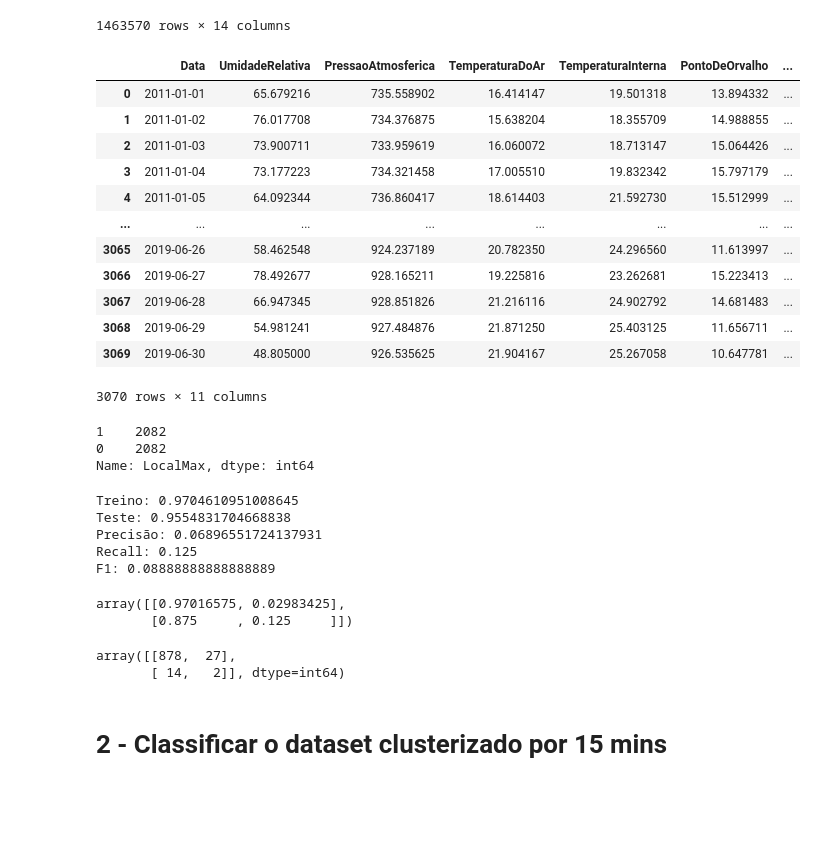
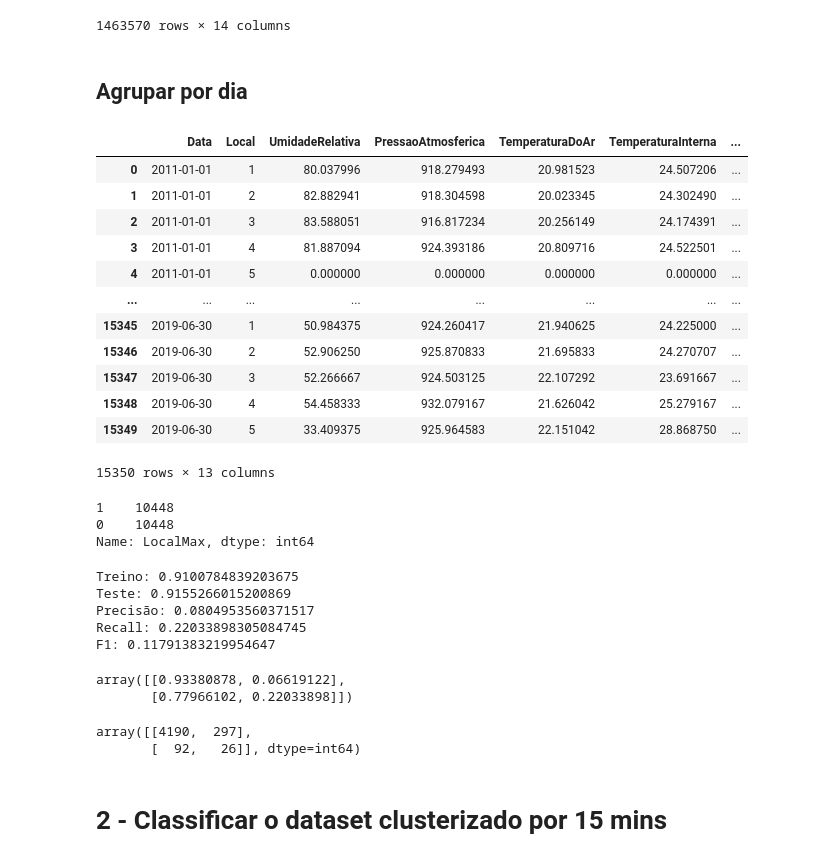
Before and after one commit to alagamentos/floodprediction, a Jupyter notebook: src/Notebooks/4_Modeling/0.1_XGBoost_LocalMax.ipynb, the cells around one changed output. Cells and saved outputs as stored; diff of their text form; code cells hidden in the pictures; blank space fills up the shorter version.

```diff
--- a/src/Notebooks/4_Modeling/0.1_XGBoost_LocalMax.ipynb
+++ b/src/Notebooks/4_Modeling/0.1_XGBoost_LocalMax.ipynb
@@ -39,28 +41,40 @@ df_cluster
 | 1463568 | 2019-06-30 23:45:00 | Paraiso | 55.3 | 924.2 | 20.800000 | 22.1 | ... |
 | 1463569 | 2019-06-30 23:45:00 | Erasmo | 60.7 | 925.7 | 19.500000 | 22.5 | ... |
 1463570 rows × 14 columns
+# %% [markdown]
+## Agrupar por dia
 # %%
+# df_cluster_dia = df_cluster.drop(columns = ['Data_Hora', 'LocalMax_Hora']).rename(columns = {'LocalMax_Dia': 'LocalMax'})
+# s_prec_p = df_cluster_dia.groupby(['Data', 'Local']).sum().reset_index().groupby('Data').mean()['Precipitacao'].reset_index()
+# s_prec_o = df_cluster_dia.groupby(['Data', 'Local']).max().reset_index().groupby('Data').max()['LocalMax'].reset_index()
+# df_cluster_dia = df_cluster_dia.groupby(['Data']).mean().reset_index()
+# df_cluster_dia['Precipitacao'] = s_prec_p['Precipitacao']
+# df_cluster_dia['LocalMax'] = s_prec_o['LocalMax']
+# df_cluster_dia
+
 df_cluster_dia = df_cluster.drop(columns = ['Data_Hora', 'LocalMax_Hora']).rename(columns = {'LocalMax_Dia': 'LocalMax'})
-s_prec_p = df_cluster_dia.groupby(['Data', 'Local']).sum().reset_index().groupby('Data').mean()['Precipitacao'].reset_index()
-s_prec_o = df_cluster_dia.groupby(['Data', 'Local']).max().reset_index().groupby('Data').max()['LocalMax'].reset_index()
-df_cluster_dia = df_cluster_dia.groupby(['Data']).mean().reset_index()
-df_cluster_dia['Precipitacao'] = s_prec_p['Precipitacao']
-df_cluster_dia['LocalMax'] = s_prec_o['LocalMax']
+df_prec_p = df_cluster_dia.groupby(['Data', 'Local']).sum()['Precipitacao'].reset_index()
+df_prec_o = df_cluster_dia.groupby(['Data', 'Local']).max()['LocalMax'].reset_index()
+df_cluster_dia = df_cluster_dia.groupby(['Data', 'Local']).mean().reset_index().drop(columns = ['Precipitacao', 'LocalMax'])
+df_cluster_dia = df_cluster_dia.merge(df_prec_p, on = ['Data', 'Local'])
+df_cluster_dia = df_cluster_dia.merge(df_prec_o, on = ['Data', 'Local'])
+df_cluster_dia['Local'] = df_cluster_dia['Local'].replace({'Camilopolis': 1, 'Erasmo': 2, 'Paraiso': 3, 'RM': 4, 'Vitoria': 5})
+df_cluster_dia['Mes'] = df_cluster_dia['Data'].str[5:7].astype(int)
 df_cluster_dia
 # %% [output]
-|  | Data | UmidadeRelativa | PressaoAtmosferica | TemperaturaDoAr | TemperaturaInterna | PontoDeOrvalho | ... |
-| 0 | 2011-01-01 | 65.679216 | 735.558902 | 16.414147 | 19.501318 | 13.894332 | ... |
-| 1 | 2011-01-02 | 76.017708 | 734.376875 | 15.638204 | 18.355709 | 14.988855 | ... |
-| 2 | 2011-01-03 | 73.900711 | 733.959619 | 16.060072 | 18.713147 | 15.064426 | ... |
-| 3 | 2011-01-04 | 73.177223 | 734.321458 | 17.005510 | 19.832342 | 15.797179 | ... |
-| 4 | 2011-01-05 | 64.092344 | 736.860417 | 18.614403 | 21.592730 | 15.512999 | ... |
+|  | Data | Local | UmidadeRelativa | PressaoAtmosferica | TemperaturaDoAr | TemperaturaInterna | ... |
+| 0 | 2011-01-01 | 1 | 80.037996 | 918.279493 | 20.981523 | 24.507206 | ... |
+| 1 | 2011-01-01 | 2 | 82.882941 | 918.304598 | 20.023345 | 24.302490 | ... |
+| 2 | 2011-01-01 | 3 | 83.588051 | 916.817234 | 20.256149 | 24.174391 | ... |
+| 3 | 2011-01-01 | 4 | 81.887094 | 924.393186 | 20.809716 | 24.522501 | ... |
+| 4 | 2011-01-01 | 5 | 0.000000 | 0.000000 | 0.000000 | 0.000000 | ... |
 | ... | ... | ... | ... | ... | ... | ... | ... |
-| 3065 | 2019-06-26 | 58.462548 | 924.237189 | 20.782350 | 24.296560 | 11.613997 | ... |
-| 3066 | 2019-06-27 | 78.492677 | 928.165211 | 19.225816 | 23.262681 | 15.223413 | ... |
-| 3067 | 2019-06-28 | 66.947345 | 928.851826 | 21.216116 | 24.902792 | 14.681483 | ... |
-| 3068 | 2019-06-29 | 54.981241 | 927.484876 | 21.871250 | 25.403125 | 11.656711 | ... |
-| 3069 | 2019-06-30 | 48.805000 | 926.535625 | 21.904167 | 25.267058 | 10.647781 | ... |
+| 15345 | 2019-06-30 | 1 | 50.984375 | 924.260417 | 21.940625 | 24.225000 | ... |
+| 15346 | 2019-06-30 | 2 | 52.906250 | 925.870833 | 21.695833 | 24.270707 | ... |
+| 15347 | 2019-06-30 | 3 | 52.266667 | 924.503125 | 22.107292 | 23.691667 | ... |
+| 15348 | 2019-06-30 | 4 | 54.458333 | 932.079167 | 21.626042 | 25.279167 | ... |
+| 15349 | 2019-06-30 | 5 | 33.409375 | 925.964583 | 22.151042 | 28.868750 | ... |
-3070 rows × 11 columns
+15350 rows × 13 columns
 # %%
 xgb = xgboost.XGBClassifier()
 
@@ -111,18 +125,18 @@ print(f"F1: {f1_score(y_teste, y_teste_pred)}")
 display(confusion_matrix(y_teste, y_teste_pred, normalize='true'))
 display(confusion_matrix(y_teste, y_teste_pred,))
 # %% [output]
-1    2082
-0    2082
+1    10448
+0    10448
 Name: LocalMax, dtype: int64
-Treino: 0.9704610951008645
-Teste: 0.9554831704668838
-Precisão: 0.06896551724137931
-Recall: 0.125
-F1: 0.08888888888888889
+Treino: 0.9100784839203675
+Teste: 0.9155266015200869
+Precisão: 0.0804953560371517
+Recall: 0.22033898305084745
+F1: 0.11791383219954647
-array([[0.97016575, 0.02983425],
-       [0.875     , 0.125     ]])
+array([[0.93380878, 0.06619122],
+       [0.77966102, 0.22033898]])
-array([[878,  27],
-       [ 14,   2]], dtype=int64)
+array([[4190,  297],
+       [  92,   26]], dtype=int64)
 # %% [markdown]
 # 2 - Classificar o dataset clusterizado por 15 mins
 # %%
```
Also changed, not shown: parts of 14 cells of this notebook, 1 other file.
